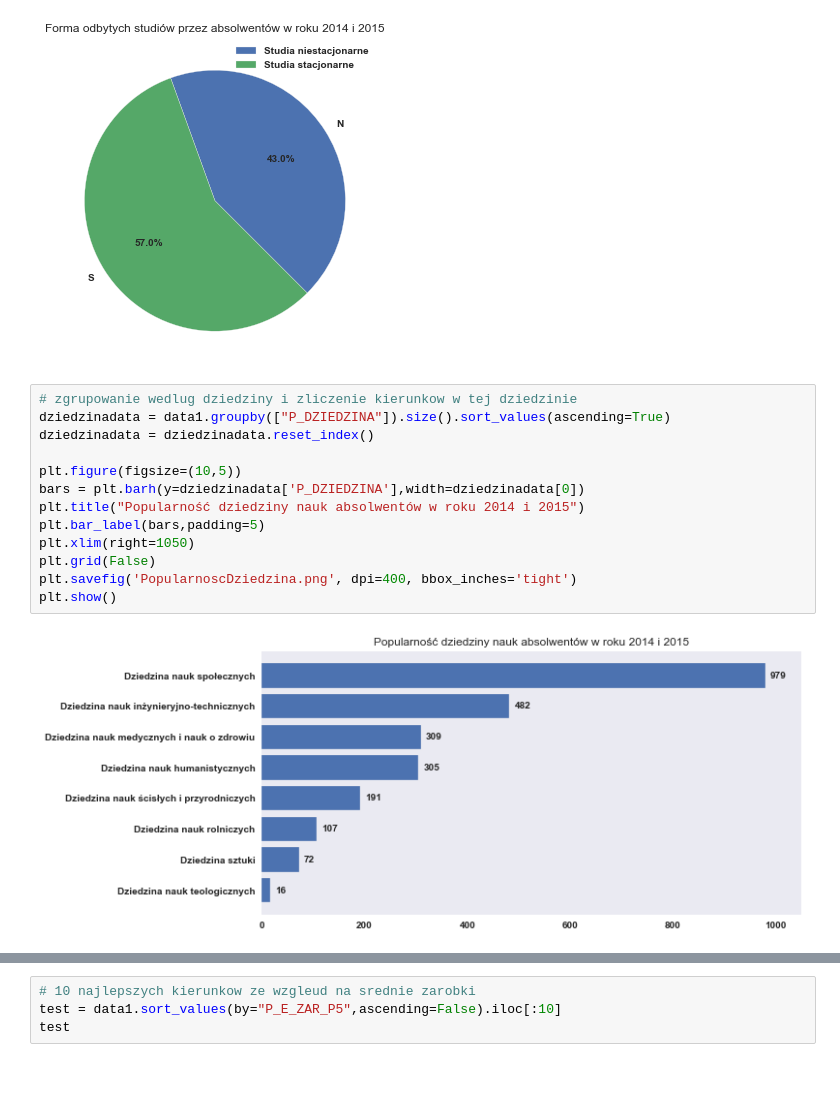
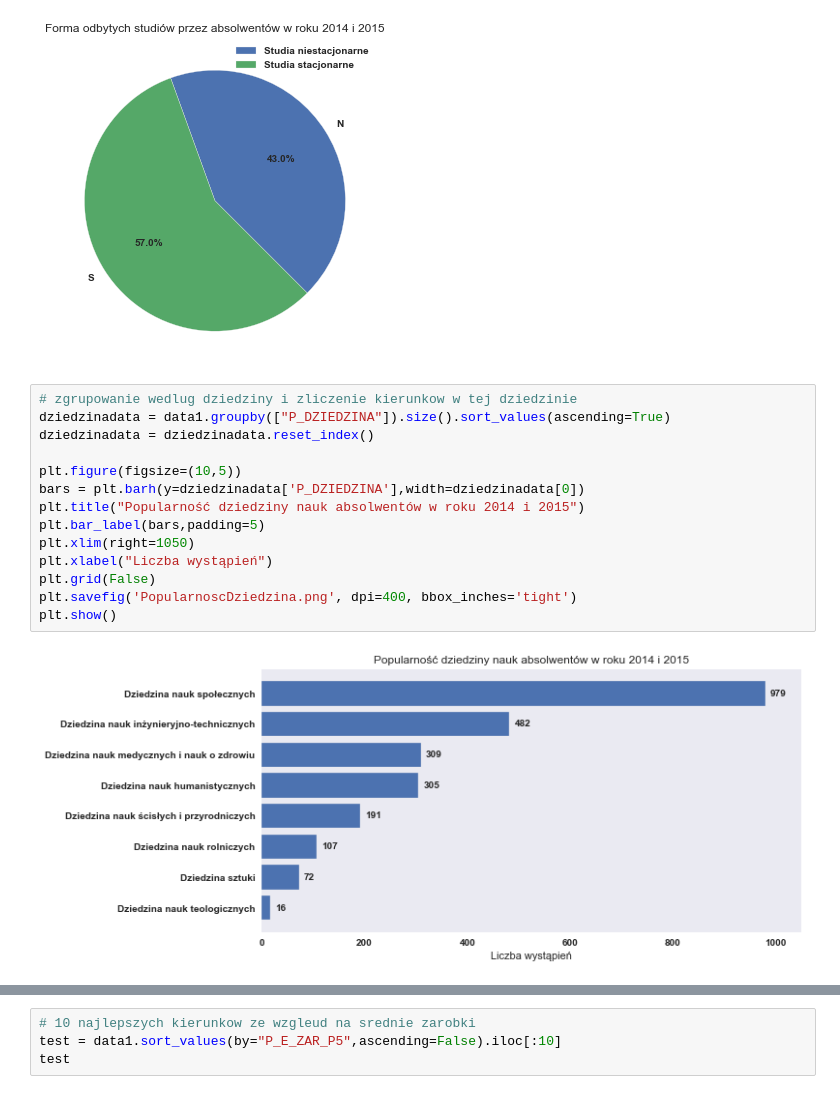
Before and after one commit to CptQuak/CasestudyGraduateEarnings, a Jupyter notebook: zadanie1.ipynb, the cells around one changed output, grey strips where cells are left out. Cells and saved outputs as stored; diff of their text form.

```diff
--- a/zadanie1.ipynb
+++ b/zadanie1.ipynb
@@ -106,15 +106,16 @@ plt.show()
 # %%
 # zgrupowanie wedlug dziedziny i zliczenie kierunkow w tej dziedzinie
 dziedzinadata = data1.groupby(["P_DZIEDZINA"]).size().sort_values(ascending=True)
 dziedzinadata = dziedzinadata.reset_index()
 
 plt.figure(figsize=(10,5))
 bars = plt.barh(y=dziedzinadata['P_DZIEDZINA'],width=dziedzinadata[0])
 plt.title("Popularność dziedziny nauk absolwentów w roku 2014 i 2015")
 plt.bar_label(bars,padding=5)
 plt.xlim(right=1050)
+plt.xlabel("Liczba wystąpień")
 plt.grid(False)
 plt.savefig('PopularnoscDziedzina.png', dpi=400, bbox_inches='tight')
 plt.show()
 # %% [output]
-[figure, old version]
+[figure, new version]
```
Also changed, not shown: parts of 4 cells of this notebook, 3 other files.
